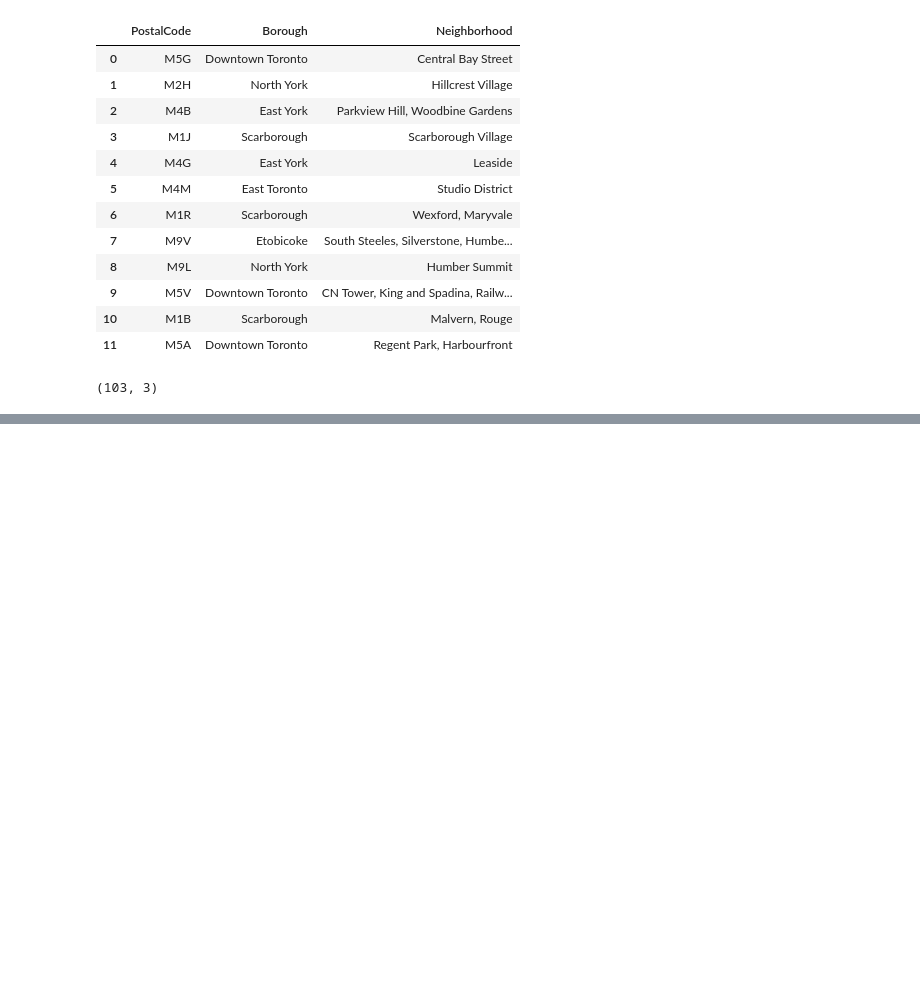
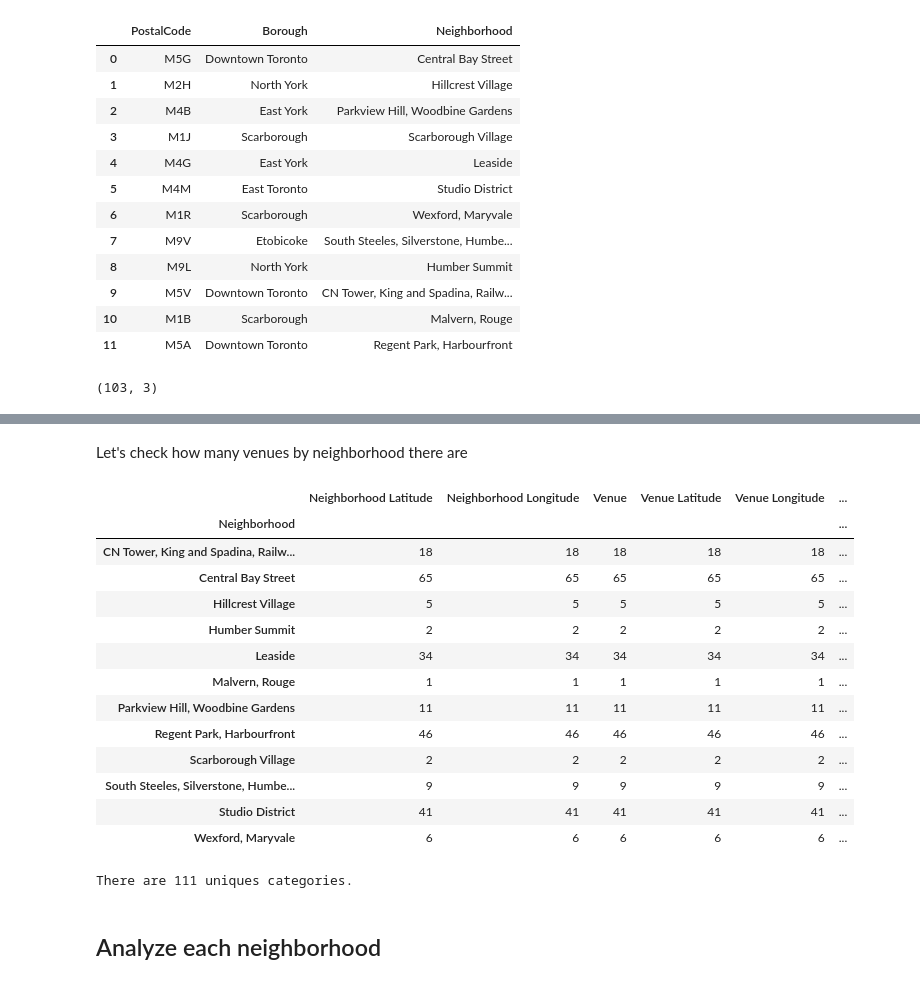
Before and after one commit to GuillaumeRUE/Coursera_Capstone, a Jupyter notebook: Week3-Part1.ipynb, the cells around one changed output, grey strips where cells are left out. Cells and saved outputs as stored; diff of their text form; code cells hidden in the pictures; blank space fills up the shorter version.

```diff
--- a/Week3-Part1.ipynb
+++ b/Week3-Part1.ipynb
@@ -135,0 +202,25 @@ toronto_df_grouped.shape
+# %%
+address = 'Toronto'
+
+geolocator = Nominatim(user_agent="ny_explorer")
+location = geolocator.geocode(address)
+latitude = location.latitude
+longitude = location.longitude
+# create map of Toronto using latitude and longitude values
+map_toronto = folium.Map(location=[latitude, longitude], zoom_start=10)
+
+# add markers to map
+for lat, lng, borough, neighborhood in zip(toronto_df['Latitude'], toronto_df['Longitude'], toronto_df['Borough'], toronto_df['Neighborhood']):
+    label = '{}, {}'.format(neighborhood, borough)
+    label = folium.Popup(label, parse_html=True)
+    folium.CircleMarker(
+        [lat, lng],
+        radius=5,
+        popup=label,
+        color='blue',
+        fill=True,
+        fill_color='#3186cc',
+        fill_opacity=0.7,
+        parse_html=False).add_to(map_toronto)
+
+map_toronto
@@ -135,0 +331,25 @@ toronto_df_grouped.shape
+# %% [markdown]
+Let's check how many venues by neighborhood there are
+# %%
+toronto_venues.groupby('Neighborhood').count()
+# %% [output]
+|  | Neighborhood Latitude | Neighborhood Longitude | Venue | Venue Latitude | Venue Longitude | ... |
+| Neighborhood |  |  |  |  |  | ... |
+| CN Tower, King and Spadina, Railw... | 18 | 18 | 18 | 18 | 18 | ... |
+| Central Bay Street | 65 | 65 | 65 | 65 | 65 | ... |
+| Hillcrest Village | 5 | 5 | 5 | 5 | 5 | ... |
+| Humber Summit | 2 | 2 | 2 | 2 | 2 | ... |
+| Leaside | 34 | 34 | 34 | 34 | 34 | ... |
+| Malvern, Rouge | 1 | 1 | 1 | 1 | 1 | ... |
+| Parkview Hill, Woodbine Gardens | 11 | 11 | 11 | 11 | 11 | ... |
+| Regent Park, Harbourfront | 46 | 46 | 46 | 46 | 46 | ... |
+| Scarborough Village | 2 | 2 | 2 | 2 | 2 | ... |
+| South Steeles, Silverstone, Humbe... | 9 | 9 | 9 | 9 | 9 | ... |
+| Studio District | 41 | 41 | 41 | 41 | 41 | ... |
+| Wexford, Maryvale | 6 | 6 | 6 | 6 | 6 | ... |
+# %%
+print('There are {} uniques categories.'.format(len(toronto_venues['Venue Category'].unique())))
+# %% [output]
+There are 111 uniques categories.
+# %% [markdown]
+## Analyze each neighborhood
```
Also changed, not shown: parts of 38 cells of this notebook.
